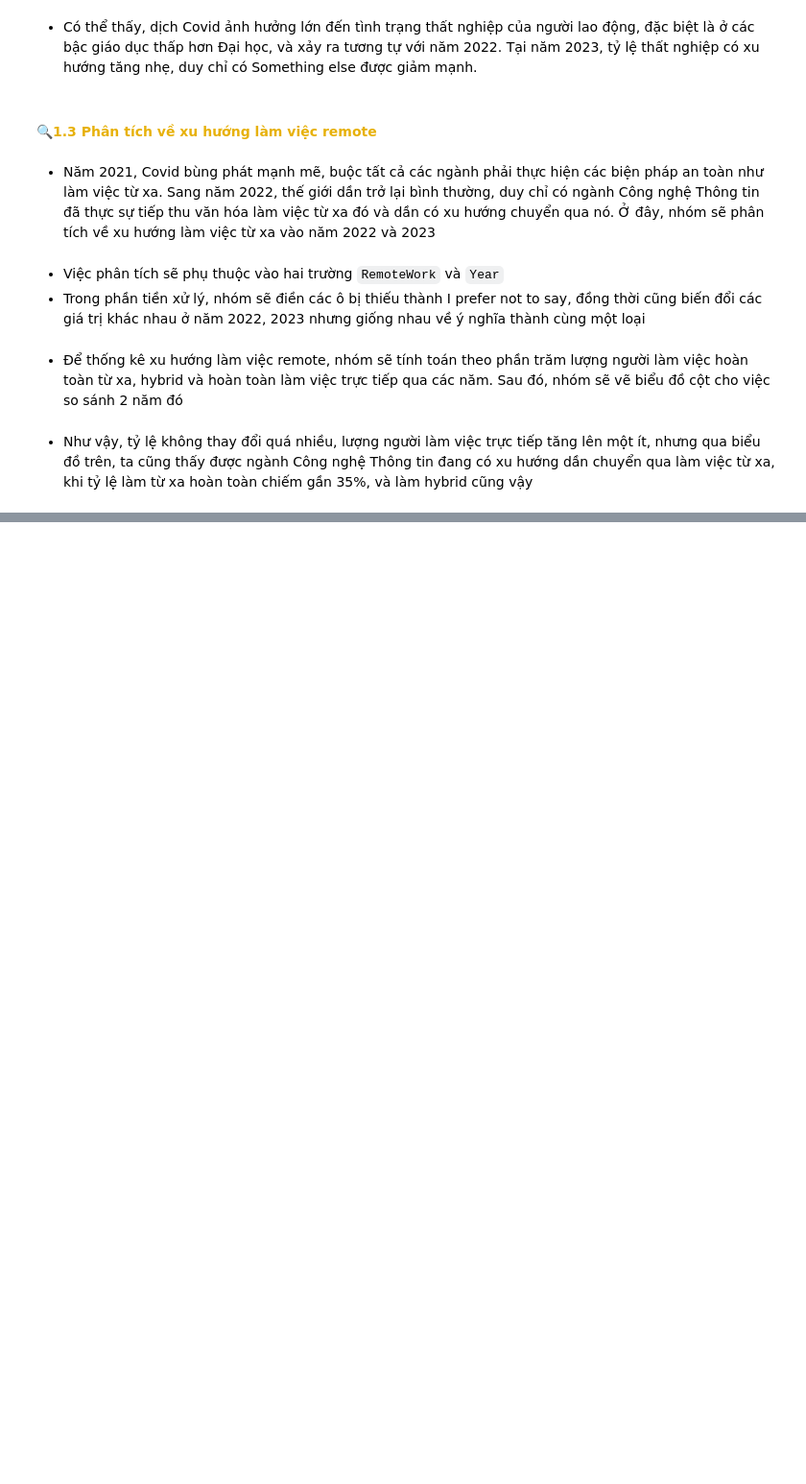
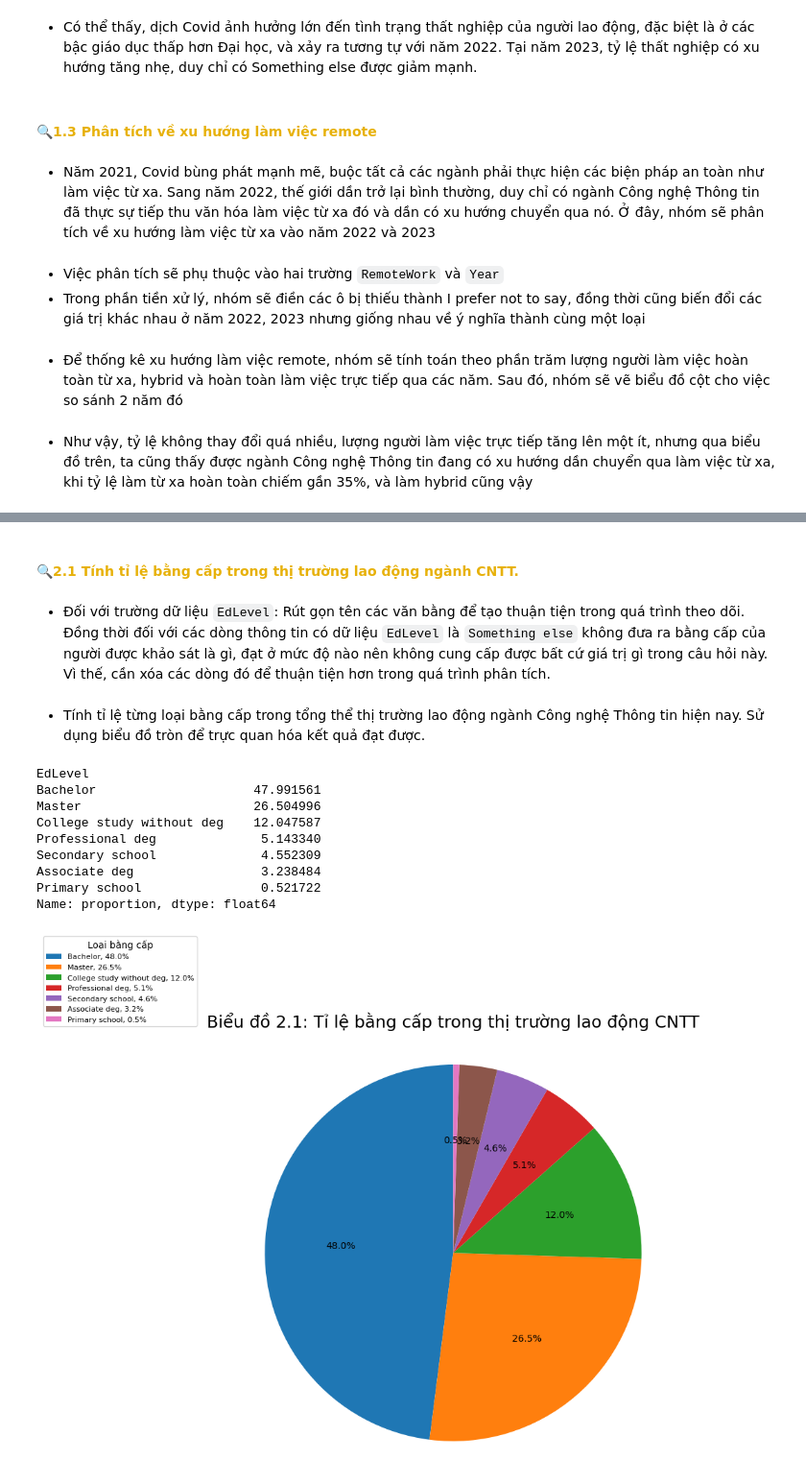
Before and after one commit to BoonRealCuaaaaa/P4DS-final, a Jupyter notebook: 03_04_Asking-and-Aswer-Questions.ipynb, the cells around one changed output, grey strips where cells are left out. Shown at 96% size. Drawn from its saved outputs; the diff is of its cells as text; code cells hidden in the pictures; blank space fills up the shorter version.

```diff
--- a/03_04_Asking-and-Aswer-Questions.ipynb
+++ b/03_04_Asking-and-Aswer-Questions.ipynb
@@ -199,0 +220,61 @@ plt.show()
+# %%
+df_edu = df_new[['EdLevel', 'ConvertedCompYearly', 'DevType']].dropna()
+# %% [markdown]
+#### **<font color = #E7B10A> 🔍2.1 Tính tỉ lệ bằng cấp trong thị trường lao động ngành CNTT.** </font>
+# %% [markdown]
+- Đối với trường dữ liệu `EdLevel`: Rút gọn tên các văn bằng để tạo thuận tiện trong quá trình theo dõi. Đồng thời đối với các dòng thông tin có dữ liệu `EdLevel` là `Something else` không đưa ra bằng cấp của người được khảo sát là gì, đạt ở mức độ nào nên không cung cấp được bất cứ giá trị gì trong câu hỏi này. Vì thế, cần xóa các dòng đó để thuận tiện hơn trong quá trình phân tích.
+# %%
+# Rút gọn tên các văn bằng
+df_edu['EdLevel'] = df_edu['EdLevel'].replace(['Other doctoral degree (Ph.D., Ed.D., etc.)', 'Professional degree (JD, MD, Ph.D, Ed.D, etc.)', 'Professional degree (JD, MD, etc.)'], 'Professional deg')
+df_edu['EdLevel'] = df_edu['EdLevel'].replace(['Master’s degree (M.A., M.S., M.Eng., MBA, etc.)'], 'Master')
+df_edu['EdLevel'] = df_edu['EdLevel'].replace(['Bachelor’s degree (B.A., B.S., B.Eng., etc.)'], 'Bachelor')
+df_edu['EdLevel'] = df_edu['EdLevel'].replace(['Some college/university study without earning a degree'], 'College study without deg')
+df_edu['EdLevel'] = df_edu['EdLevel'].replace(['Associate degree (A.A., A.S., etc.)'], 'Associate deg')
+df_edu['EdLevel'] = df_edu['EdLevel'].replace(['Secondary school (e.g. American high school, German Realschule or Gymnasium, etc.)'], 'Secondary school')
+df_edu['EdLevel'] = df_edu['EdLevel'].replace(['Primary/elementary school'], 'Primary school')
+
+# Loại bỏ dữ liệu 'Something else' trong cột thông tin văn bằng
+df_edu = df_edu[df_edu['EdLevel'] != 'Something else']
+# %% [markdown]
+- Tính tỉ lệ từng loại bằng cấp trong tổng thể thị trường lao động ngành Công nghệ Thông tin hiện nay. Sử dụng biểu đồ tròn để trực quan hóa kết quả đạt được.
+# %%
+# In ra màn hình tỉ lệ từng loại văn bằng trong thị trường CNTT hiện nay
+print(df_edu.EdLevel.value_counts(normalize=True) * 100)
+
+# Trực quan hóa bằng biểu đồ tròn
+fig, axs = plt.subplots(figsize=(12, 8))
+
+# Get data
+labels = df_edu.EdLevel.value_counts().index
+sizes = df_edu.EdLevel.value_counts().values
+
+# Plotting the pie chart
+plt.pie(sizes, autopct='%1.1f%%', startangle=90)
+plt.axis('equal')
+
+plt.title('Biểu đồ 2.1: Tỉ lệ bằng cấp trong thị trường lao động CNTT', fontsize=18, pad=20)
+
+total = sum(sizes)
+legend = plt.legend(
+    title = 'Loại bằng cấp',
+    loc='center left',
+    labels=['%s, %1.1f%%' % (
+        l, (float(s)/ total) * 100) for l, s in zip(labels, sizes)],
+    prop={'size': 8},
+    bbox_to_anchor=(0.0, 1),
+    bbox_transform=fig.transFigure
+)
+
+# Display the pie chart
+plt.show()
+# %% [output]
+EdLevel
+Bachelor                     47.991561
+Master                       26.504996
+College study without deg    12.047587
+Professional deg              5.143340
+Secondary school              4.552309
+Associate deg                 3.238484
+Primary school                0.521722
+Name: proportion, dtype: float64
+[figure, added]
```
Also changed, not shown: parts of 32 cells of this notebook.
